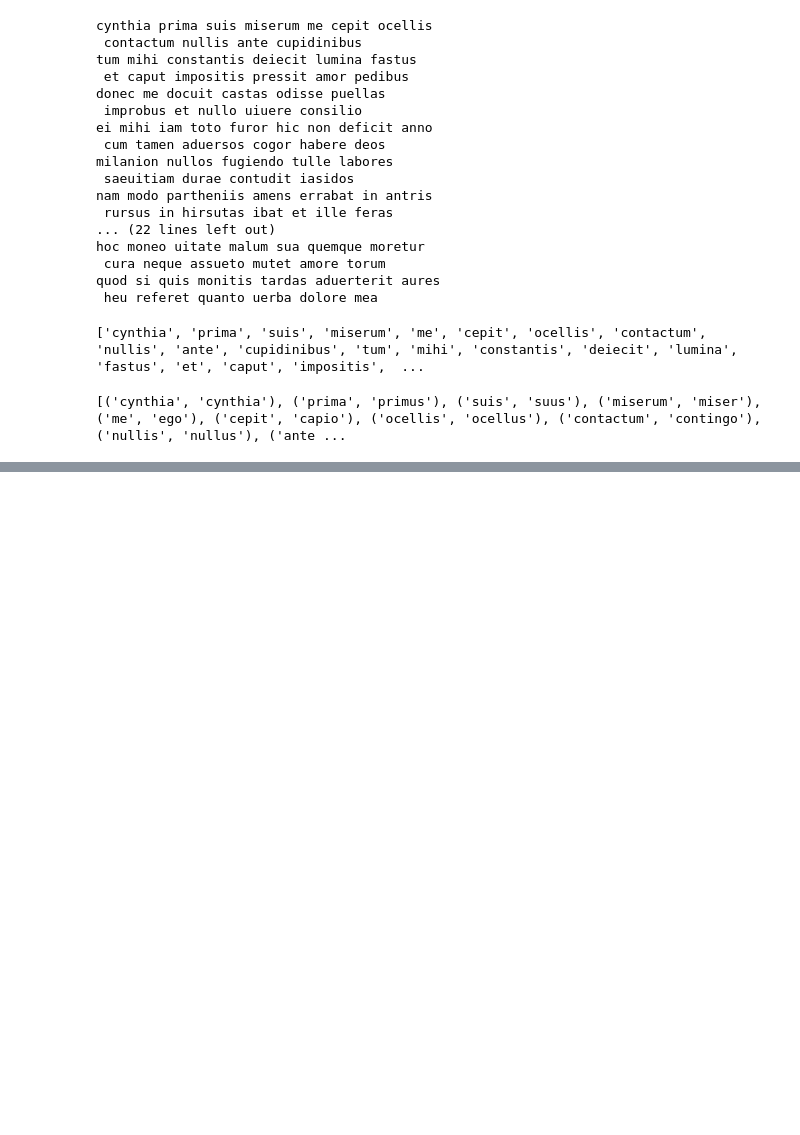
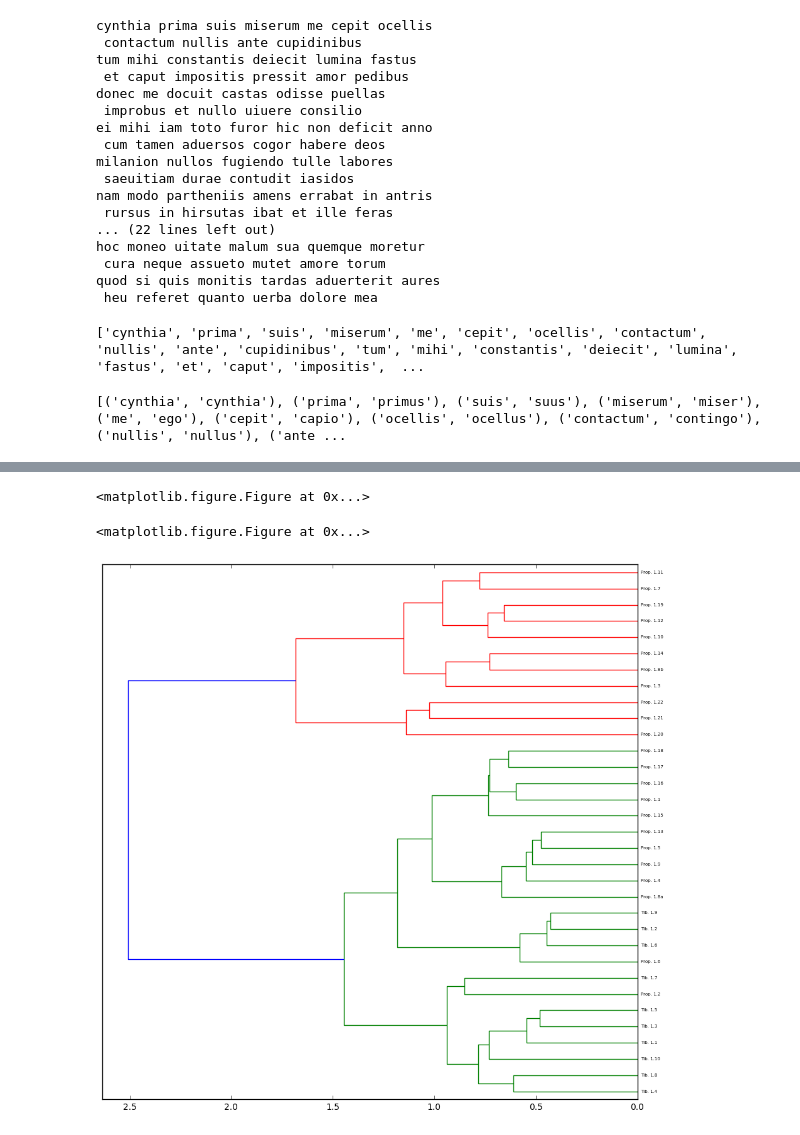
Before and after one commit to diyclassics/ll-experiments, a Jupyter notebook: yale.ipynb, the cells around one changed output, grey strips where cells are left out. Saved outputs shown, nothing was run; the diff lists cells and outputs as text; code cells hidden in the pictures; blank space fills up the shorter version.

```diff
--- a/yale.ipynb
+++ b/yale.ipynb
@@ -293,0 +416,3 @@ for i, pair in enumerate(propertius_lemmas_mc[:10]):
+# %%
+texts = propertius_lemmatized_texts + tibullus_lemmatized_texts
+titles = propertius_titles + tibullus_titles
@@ -293,0 +431,9 @@ for i, pair in enumerate(propertius_lemmas_mc[:10]):
+# %%
+linkage_matrix = ward(dist)
+plt.figure(figsize=(11,11))
+dendrogram(linkage_matrix, orientation="left", labels=titles, leaf_font_size=5);
+plt.show()
+# %% [output]
+<matplotlib.figure.Figure at 0x...>
+<matplotlib.figure.Figure at 0x...>
+[figure, added]
```
Also changed, not shown: parts of 25 cells of this notebook.
